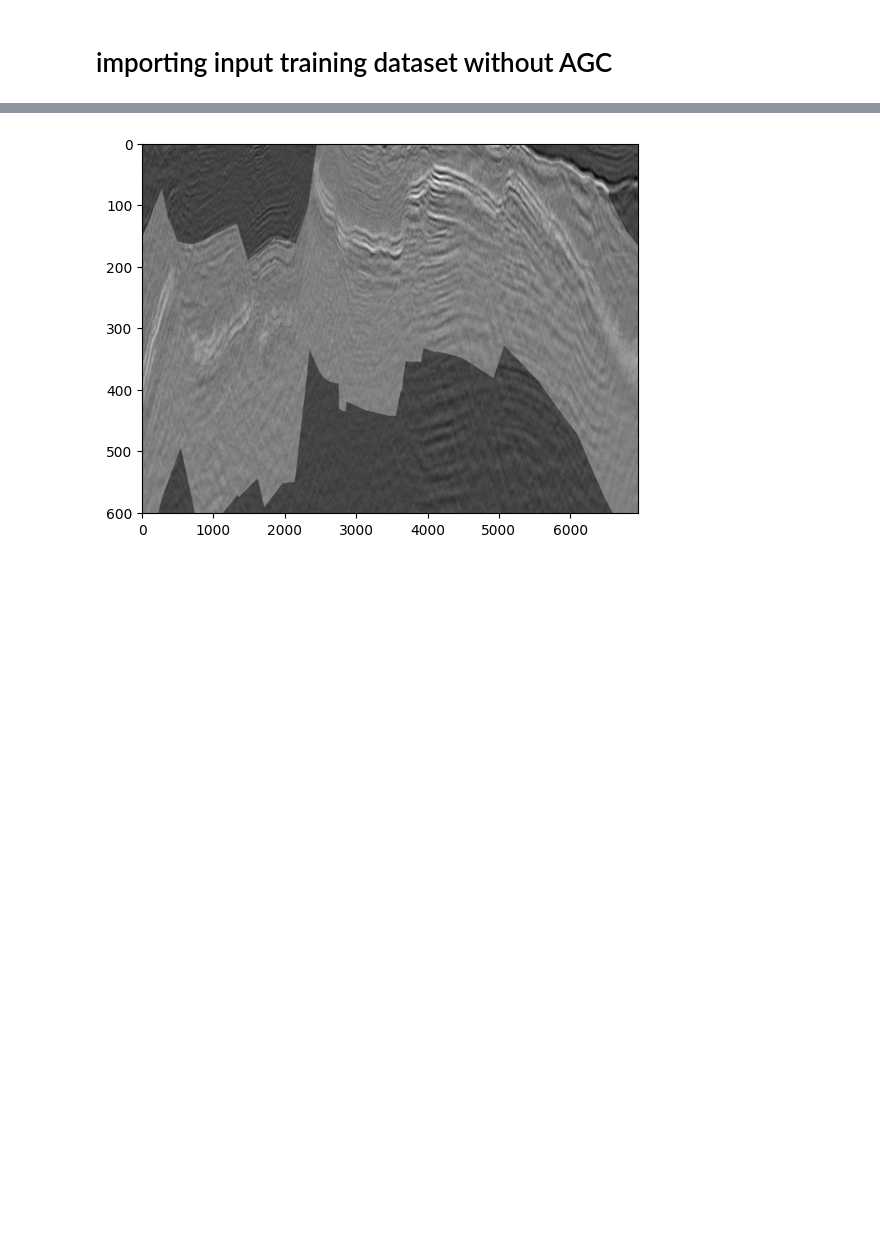
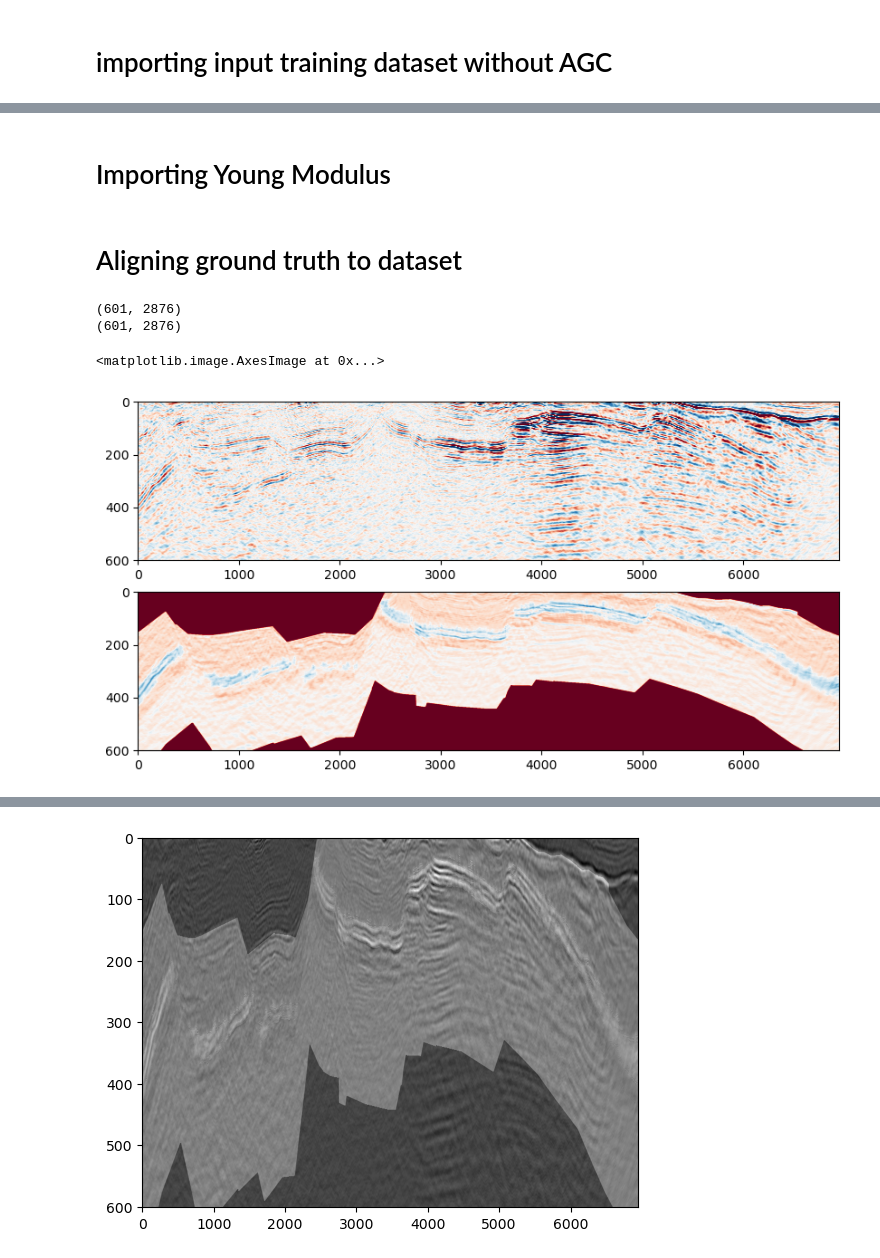
Before and after one commit to permeAbiliTy/Terra_Pioneers_SPEEurGeohackathon2023, a Jupyter notebook: python_model_building_AT_v2.ipynb, the cells around one changed output, grey strips where cells are left out. Drawn from its saved outputs; the diff is of its cells as text; code cells hidden in the pictures; blank space fills up the shorter version.

```diff
--- a/python_model_building_AT_v2.ipynb
+++ b/python_model_building_AT_v2.ipynb
@@ -44,14 +83,29 @@ unseen_dataset = all_dataset_seismic[2]
 # %%
+from segysak.segy import segy_header_scan
+
 pathlist = Path(current_dir).glob('**/*_AcousticImpedance.sgy')
-trainingtrue_dataset = []
-acoustic_impedence_headers = []
+acoustic_impedance_dataset = []
+# coordinates = {'line':[], 'X_coord':[], 'Y_coord':[]}
 for path in pathlist:   # iterating through the list of seismic data
     # because path is object not string
     path_in_str = str(path)
     #print(path_in_str)
     with segyio.open(path_in_str, 'r') as segyfile:
         data = segyfile.trace.raw[:]
-        trainingtrue_dataset.append(data)
-        acoustic_impedence_headers.append(segyfile.header[:])
+#         bin_headers = segyfile.bin
+#         n_traces = segyfile.tracecount
+#         trace_headers = parse_trace_headers(segyfile, n_traces)
+#         coordinates['X_coord'].append(trace_headers['GroupX'])
+# #         coordinates['Y_coord'].append(trace_headers['GroupY'])
+#         coordinates['line'].append(path_in_str)
+        acoustic_impedance_dataset.append(data)
 
-trainingtrue_dataset = [x.T for x in trainingtrue_dataset]
+# clipping the seismic training dataset based on the extents from the inversion
+# ranges are based on the pdf document provided and the ranges as displayed in OpendTect divided by two for TWT
+acoustic_impedance_dataset[0] = acoustic_impedance_dataset[0].T
+acoustic_impedance_dataset[1] = acoustic_impedance_dataset[1].T
+acoustic_impedance_dataset[2] = acoustic_impedance_dataset[2].T
+acoustic_impedance_dataset[3] = acoustic_impedance_dataset[3].T
+acoustic_impedance_dataset[4] = acoustic_impedance_dataset[4].T
+acoustic_impedance_dataset[5] = acoustic_impedance_dataset[5].T
+acoustic_impedance_dataset[6] = acoustic_impedance_dataset[6].T
@@ -112,0 +316,2 @@ plt.imshow(trainingtrue_dataset[0], cmap = "RdBu", aspect = 'auto')
+# %% [markdown]
+# Importing Young Modulus
@@ -112,0 +337,21 @@ plt.imshow(trainingtrue_dataset[0], cmap = "RdBu", aspect = 'auto')
+# %% [markdown]
+# Aligning ground truth to dataset
+# %%
+num = 6
+print(seismic_dataset[num].shape)
+print(acoustic_impedance_dataset[num].shape)
+# %% [output]
+(601, 2876)
+(601, 2876)
+# %%
+clip_percentile = 99
+vm = np.percentile(all_dataset_seismic[0], clip_percentile)
+
+plt.figure(figsize = (10,5))
+plt.subplot(2, 1, 1)
+plt.imshow(seismic_dataset[3], cmap = "RdBu", aspect = 'auto', vmin = -vm, vmax = vm)
+plt.subplot(2, 1, 2)
+plt.imshow(acoustic_impedance_dataset[3], cmap = "RdBu", aspect = 'auto')
+# %% [output]
+<matplotlib.image.AxesImage at 0x...>
+[figure, added]
```
Also changed, not shown: parts of 84 cells of this notebook.
